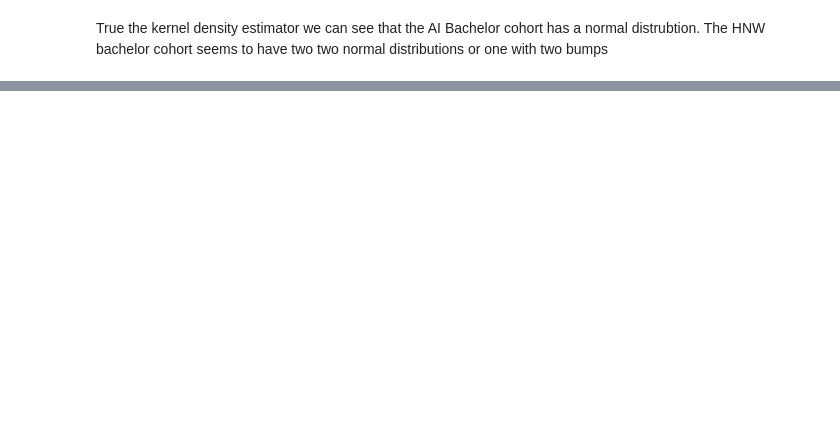
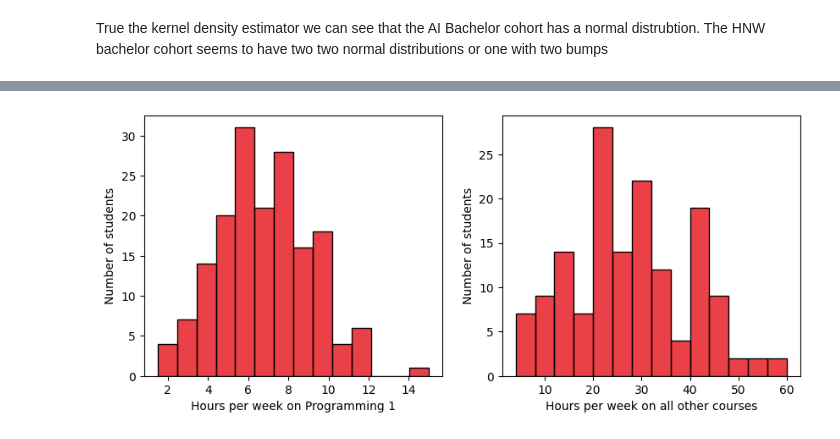
Before and after one commit to Hakan-Erol/bachelor-thesis, a Jupyter notebook: Exploratory Analysis.ipynb, the cells around one changed output, grey strips where cells are left out. Drawn from its saved outputs; the diff is of its cells as text; code cells hidden in the pictures; blank space fills up the shorter version.

```diff
--- a/Exploratory Analysis.ipynb
+++ b/Exploratory Analysis.ipynb
@@ -75,0 +135,20 @@ True the kernel density estimator we can see that the AI Bachelor cohort has a n
+# %%
+# Plot Histogram of hours  (46,47)\
+fig,ax = plt.subplots(1,2,figsize=(10,4))
+
+#1
+sns.histplot(df_hours,x='46',binwidth=1,ax=ax[0],color=main_color)
+
+ax[0].set_xlabel("Hours per week on Programming 1")
+ax[0].set_ylabel("Number of students")
+
+#2
+
+sns.histplot(df_hours,x='47',binwidth=4,ax=ax[1],color=main_color)
+ax[1].set_xlabel("Hours per week on all other courses")
+ax[1].set_ylabel("Number of students")
+
+
+plt.show()
+# %% [output]
+[figure, added]
```
Also changed, not shown: parts of 9 cells of this notebook, 3 other files.
